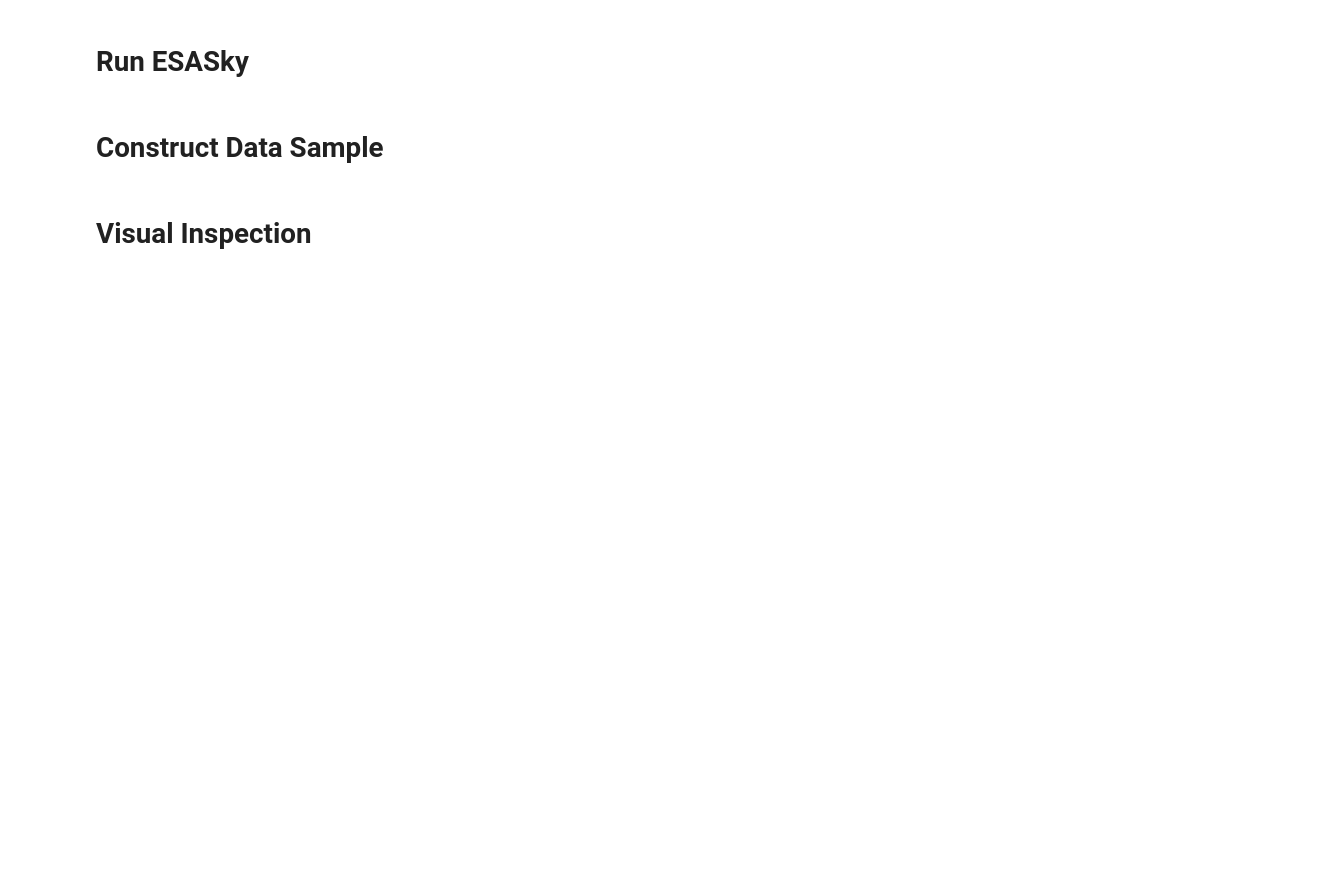
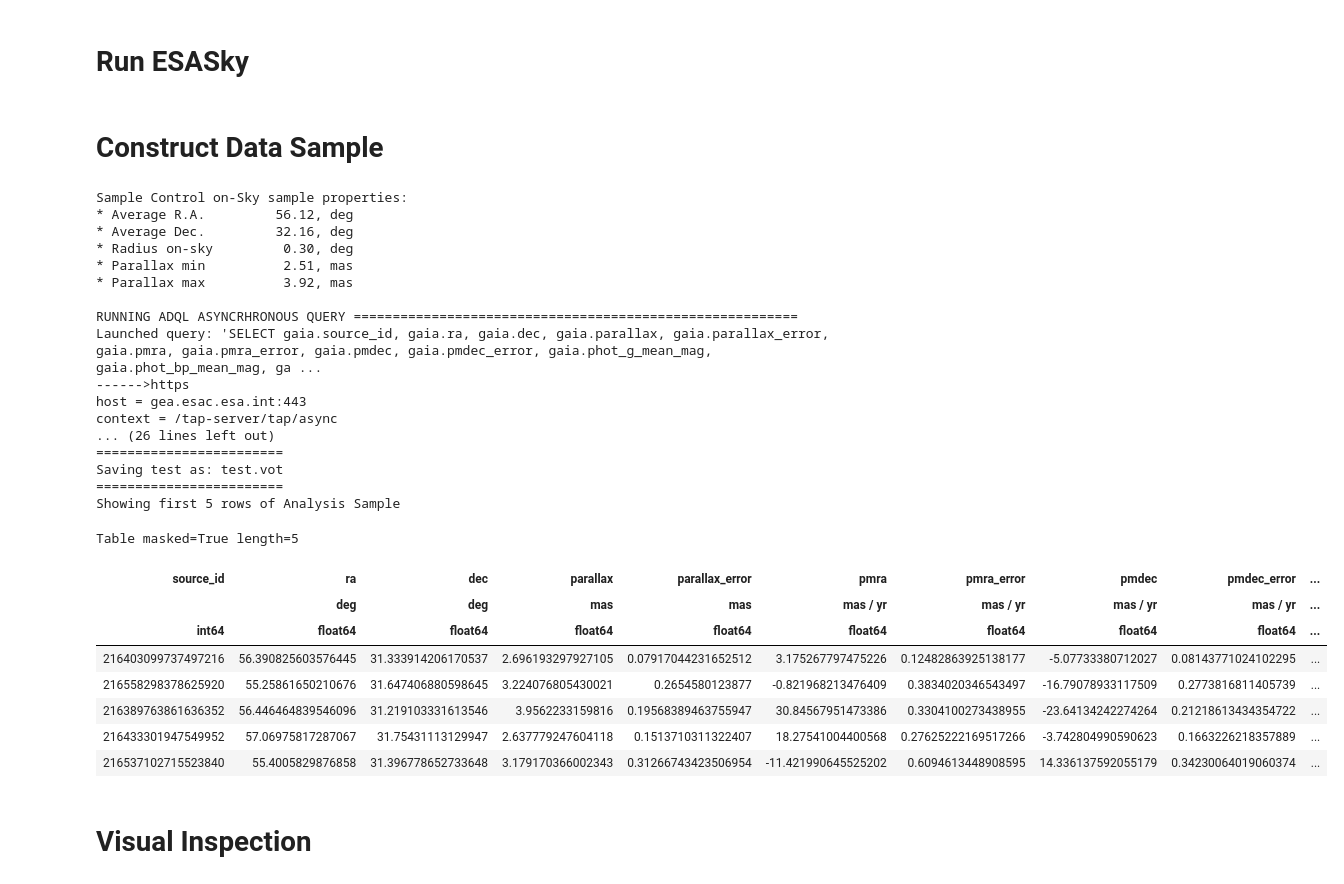
Before and after one commit to preller/PanGaia, a Jupyter notebook: notebooks/PanGaia_explore.ipynb, the cells around one changed output. Cells and saved outputs as stored; diff of their text form; code cells hidden in the pictures; blank space fills up the shorter version.

```diff
--- a/notebooks/PanGaia_explore.ipynb
+++ b/notebooks/PanGaia_explore.ipynb
@@ -95,21 +91,48 @@ if step_1 and step_2:
 # %%
 # Create Gaia Sample ===================================
 sample_queried = GaiaQuery()
 if step_1:
     control.print_cone_properties()
     ra  = control.ADQL_pars['ra'].value
     dec = control.ADQL_pars['dec'].value
-    sample_queried.set_cone_search_pars(ra = ra, dec = dec)
+    sample_queried.set_cone_search_pars(ra = ra, dec = dec, radius = 1.25, para_min = 2.4, para_max = 4.1, sample_name = 'test')
 else:
     sample_queried.set_cone_search_pars()
 sample_queried.run_cone_search(quality_par_SN  = '10', quality_par_vis = '7',quality_par_ruwe = '1.40')
 
 print()
 sample_gaia = Utils(color = 'grey', label = sample_queried.sample_name)
 sample_gaia.read_catalogue(sample_queried.cat, save_sample = True, print_vrad = True)
 
 print('Showing first 5 rows of Analysis Sample')
 display(sample_gaia.cat[0:5])
+# %% [output]
+Sample Control on-Sky sample properties:
+* Average R.A.         56.12, deg
+* Average Dec.         32.16, deg
+* Radius on-sky         0.30, deg
+* Parallax min          2.51, mas
+* Parallax max          3.92, mas
+
+RUNNING ADQL ASYNCRHRONOUS QUERY =========================================================
+Launched query: 'SELECT gaia.source_id, gaia.ra, gaia.dec, gaia.parallax, gaia.parallax_error, gaia.pmra, gaia.pmra_error, gaia.pmdec, gaia.pmdec_error, gaia.phot_g_mean_mag, gaia.phot_bp_mean_mag, ga ...
+------>https
+host = gea.esac.esa.int:443
+context = /tap-server/tap/async
+... (26 lines left out)
+========================
+Saving test as: test.vot
+========================
+Showing first 5 rows of Analysis Sample
+Table masked=True length=5
+| source_id | ra | dec | parallax | parallax_error | pmra | pmra_error | pmdec | pmdec_error | ... |
+|  | deg | deg | mas | mas | mas / yr | mas / yr | mas / yr | mas / yr | ... |
+| int64 | float64 | float64 | float64 | float64 | float64 | float64 | float64 | float64 | ... |
+| 216403099737497216 | 56.390825603576445 | 31.333914206170537 | 2.696193297927105 | 0.07917044231652512 | 3.175267797475226 | 0.12482863925138177 | -5.07733380712027 | 0.08143771024102295 | ... |
+| 216558298378625920 | 55.25861650210676 | 31.647406880598645 | 3.224076805430021 | 0.2654580123877 | -0.821968213476409 | 0.3834020346543497 | -16.79078933117509 | 0.2773816811405739 | ... |
+| 216389763861636352 | 56.446464839546096 | 31.219103331613546 | 3.9562233159816 | 0.19568389463755947 | 30.84567951473386 | 0.3304100273438955 | -23.64134242274264 | 0.21218613434354722 | ... |
+| 216433301947549952 | 57.06975817287067 | 31.75431113129947 | 2.637779247604118 | 0.1513710311322407 | 18.27541004400568 | 0.27625222169517266 | -3.742804990590623 | 0.1663226218357889 | ... |
+| 216537102715523840 | 55.4005829876858 | 31.396778652733648 | 3.179170366002343 | 0.31266743423506954 | -11.421990645525202 | 0.6094613448908595 | 14.336137592055179 | 0.34230064019060374 | ... |
 # %%
 # Show output in ESASky ================================
 if step_2:
```
Also changed, not shown: parts of 12 cells of this notebook, 4 other files.
